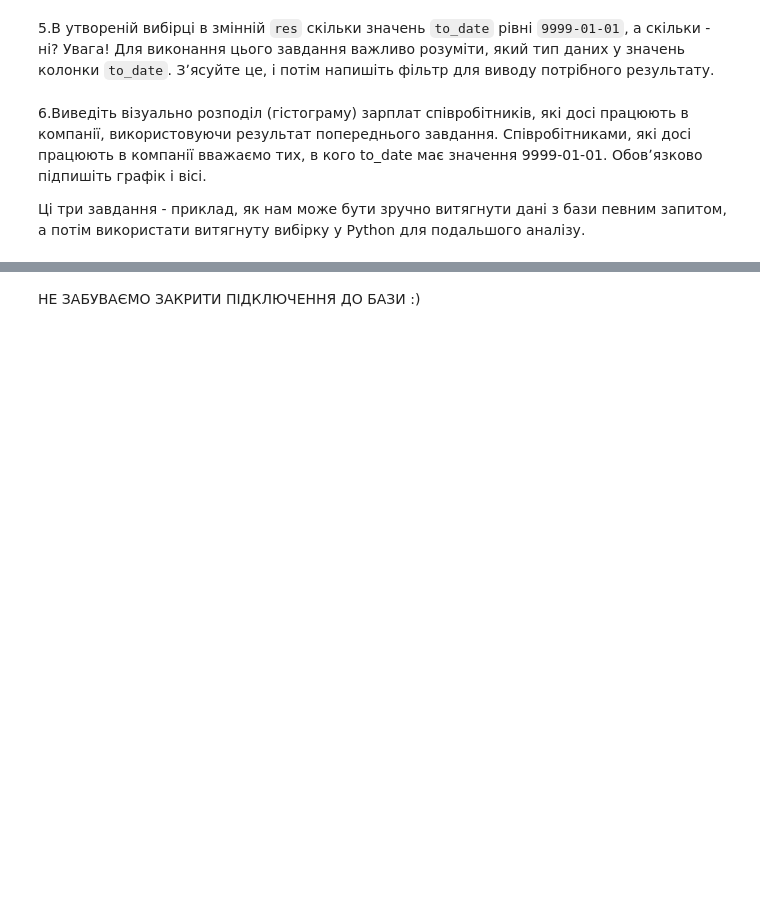
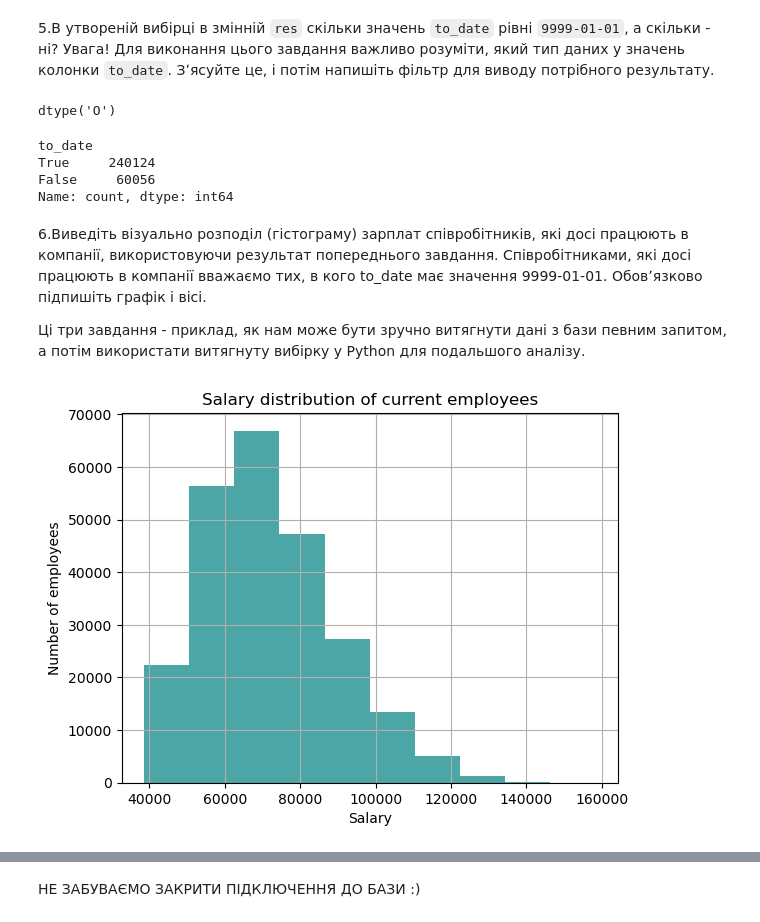
Before and after one commit to olgasamus/python_courses, a Jupyter notebook: module_5/Домашнє_завдання_№3_Python_+_SQL.ipynb, the cells around one changed output, grey strips where cells are left out. Drawn from its saved outputs; the diff is of its cells as text; code cells hidden in the pictures; blank space fills up the shorter version.

```diff
--- a/module_5/Домашнє_завдання_№3_Python_+_SQL.ipynb
+++ b/module_5/Домашнє_завдання_№3_Python_+_SQL.ipynb
@@ -19 +38,11 @@
+# %%
+sql_2 = """
+SELECT s.emp_no, s.salary, s.from_date, s.to_date
+FROM salaries s
+INNER JOIN (
+    SELECT emp_no, MAX(to_date) as max_to_date
+    FROM salaries
+    GROUP BY emp_no
+) max_dates ON s.emp_no = max_dates.emp_no AND s.to_date = max_dates.max_to_date
+"""
 # %%
@@ -20,0 +50,3 @@ field_names = [i[0] for i in cursor.description]
+# %%
+res = pd.read_sql(sql_2, engine)
+display(res.columns, res.shape, res.head(3))
@@ -24,6 +63,20 @@ field_names = [i[0] for i in cursor.description]
 ![](https://drive.google.com/uc?export=view&id=1lNvzbAebtkj3C2v-I5AE6HkMH8MTI1kA)
 # %% [markdown]
 5.В утвореній вибірці в змінній `res` скільки значень `to_date` рівні `9999-01-01`, а скільки - ні? Увага! Для виконання цього завдання важливо розуміти, який тип даних у значень колонки `to_date`. Зʼясуйте це, і потім напишіть фільтр для виводу потрібного результату.
+# %%
+res['to_date'].dtype
+# %% [output]
+dtype('O')
+# %%
+res['to_date'] = res['to_date'].astype(str)
+# %%
+counts = (res['to_date'] == '9999-01-01').value_counts()
+counts
+# %% [output]
+to_date
+True     240124
+False     60056
+Name: count, dtype: int64
 # %% [markdown]
 6.Виведіть візуально розподіл (гістограму) зарплат співробітників, які досі працюють в компанії, використовуючи результат попереднього завдання. Співробітниками, які досі працюють в компанії вважаємо тих, в кого to_date має значення 9999-01-01. Обовʼязково підпишіть графік і вісі.
 
@@ -31,3 +86,14 @@ field_names = [i[0] for i in cursor.description]
+# %%
+current_employees = res[res['to_date'] == '9999-01-01']
+# %%
+plt.hist(current_employees['salary'],  color='teal', alpha=0.7)
+plt.title('Salary distribution of current employees')
+plt.xlabel('Salary')
+plt.ylabel('Number of employees')
+plt.grid(True)
+plt.show()
+# %% [output]
+[figure, added]
 # %% [markdown]
 Очікуваний результат:
 
```
Also changed, not shown: parts of 9 cells of this notebook.
